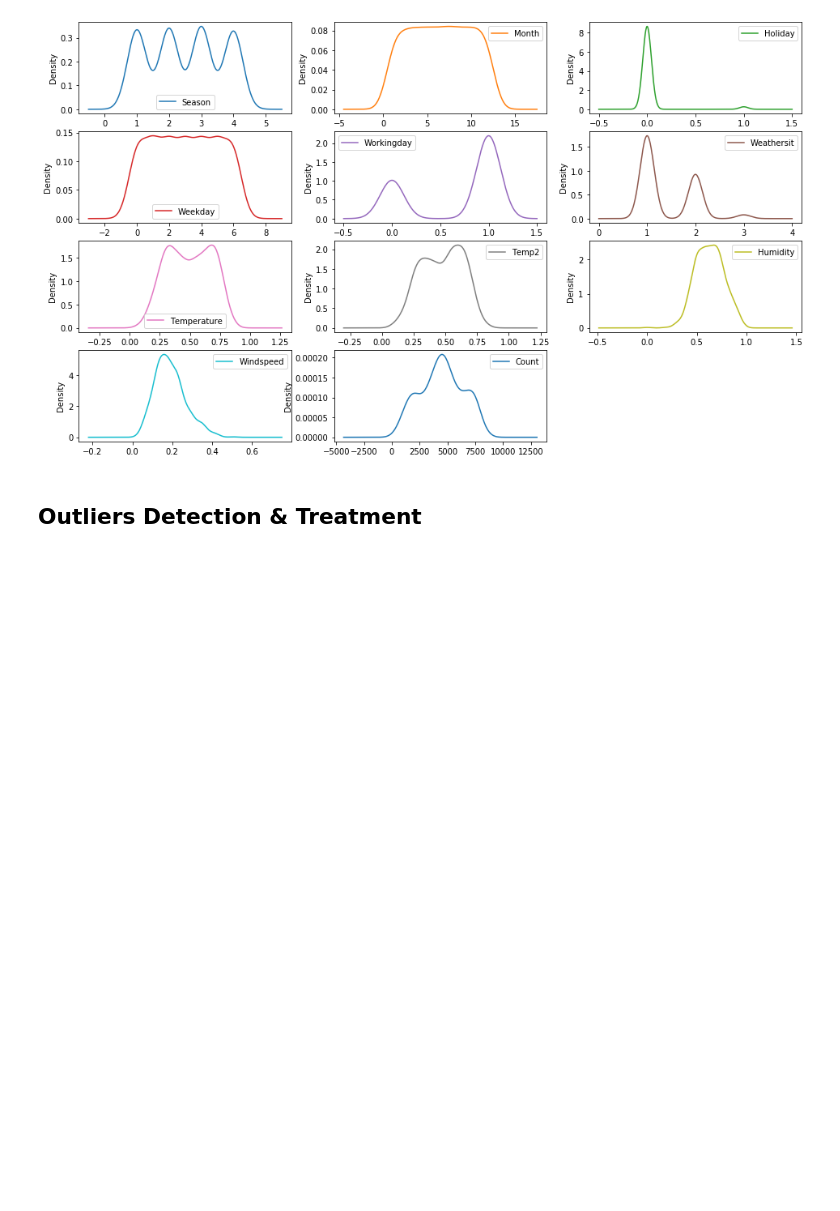
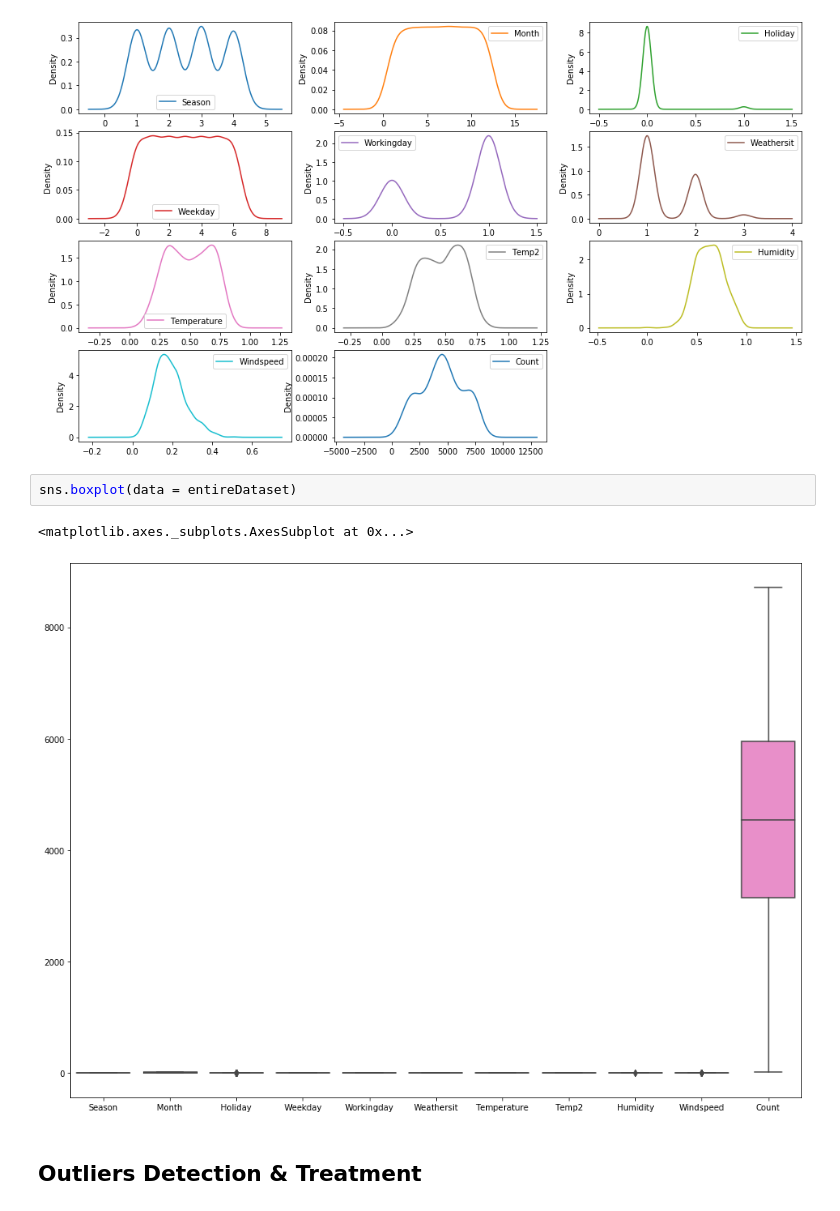
Before and after one commit to shubham000000/Data-Science, a Jupyter notebook: Bike_Sharing/Bike_Sharing.ipynb, the cells around one changed output. Drawn from its saved outputs; the diff is of its cells as text; blank space fills up the shorter version.

```diff
--- a/Bike_Sharing/Bike_Sharing.ipynb
+++ b/Bike_Sharing/Bike_Sharing.ipynb
@@ -195,5 +196,10 @@ entireDataset.plot(kind='density', subplots=True, layout=(dispRow,dispCol), shar
 pyplot.show()
 # %% [output]
 [figure]
+# %%
+sns.boxplot(data = entireDataset)
+# %% [output]
+<matplotlib.axes._subplots.AxesSubplot at 0x...>
+[figure, added]
 # %% [markdown]
 ## Outliers Detection & Treatment
```
Also changed, not shown: parts of 45 cells of this notebook.
